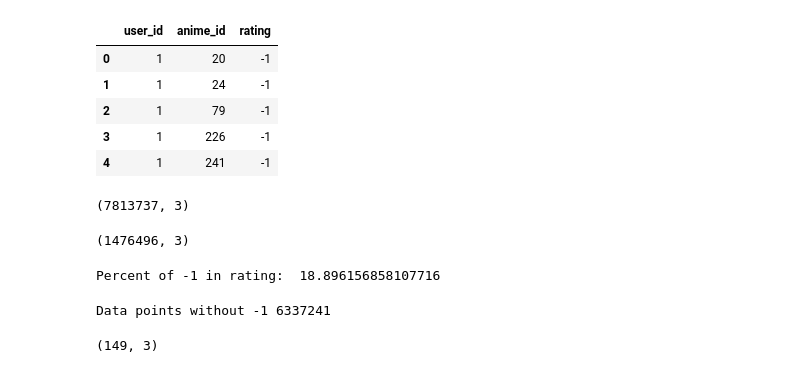
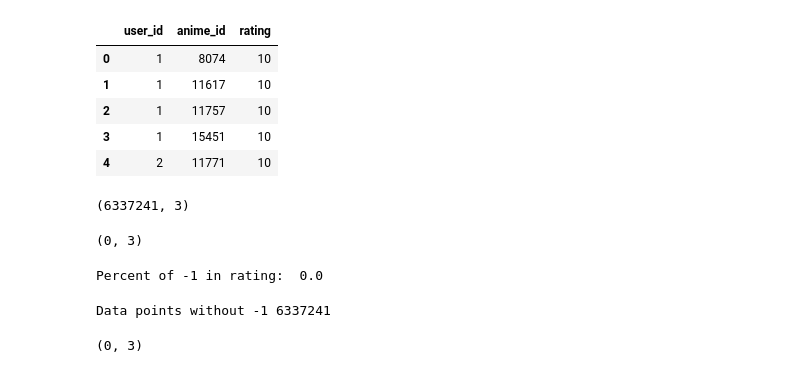
Before and after one commit to PWalis/anime_thing, a Jupyter notebook: notebooks/data_Exploration.ipynb, the cells around one changed output. Saved outputs shown, nothing was run; the diff lists cells and outputs as text; code cells hidden in the pictures.

Commit message:
cleaned ratings data and did some exploritory data analysis to asses data quality

```diff
--- a/notebooks/data_Exploration.ipynb
+++ b/notebooks/data_Exploration.ipynb
@@ -5,3 +6,5 @@ import scipy
+# %%
+pd.options.display.max_rows = 500
 # %%
 anime = pd.read_csv('../data/datasets_571_1094_anime.csv')
 anime.head()
@@ -13,28 +16,28 @@ anime.head()
 | 3 | 9253 | Steins;Gate | Sci-Fi, Thriller | TV | 24 | 9.17 | 673572 |
 | 4 | 9969 | Gintama&#039; | Action, Comedy, Historical, Parod... | TV | 51 | 9.16 | 151266 |
 # %%
-rating = pd.read_csv('../data/rating.csv')
+rating = pd.read_csv('../data/rating_1.csv')
 rating.head()
 # %% [output]
 |  | user_id | anime_id | rating |
-| 0 | 1 | 20 | -1 |
-| 1 | 1 | 24 | -1 |
-| 2 | 1 | 79 | -1 |
-| 3 | 1 | 226 | -1 |
-| 4 | 1 | 241 | -1 |
+| 0 | 1 | 8074 | 10 |
+| 1 | 1 | 11617 | 10 |
+| 2 | 1 | 11757 | 10 |
+| 3 | 1 | 15451 | 10 |
+| 4 | 2 | 11771 | 10 |
 # %%
 rating.shape
 # %% [output]
-(7813737, 3)
+(6337241, 3)
 # %%
 neg_rating = rating[rating['rating']==-1]
 neg_rating.shape
 # %% [output]
-(1476496, 3)
+(0, 3)
 # %%
 print('Percent of -1 in rating: ',neg_rating.shape[0]/rating.shape[0]*100)
 # %% [output]
-Percent of -1 in rating:  18.896156858107716
+Percent of -1 in rating:  0.0
 # %%
 print('Data points without -1', rating.shape[0]-neg_rating.shape[0])
 # %% [output]
@@ -43,7 +46,7 @@ Data points without -1 6337241
 user_1 = neg_rating[neg_rating['user_id']==1]
 user_1.shape
 # %% [output]
-(149, 3)
+(0, 3)
 # %%
 user_1_all = rating[rating['user_id']==1]
 user_1_all.shape
```
Also changed, not shown: parts of 16 cells of this notebook, 2 other files.
